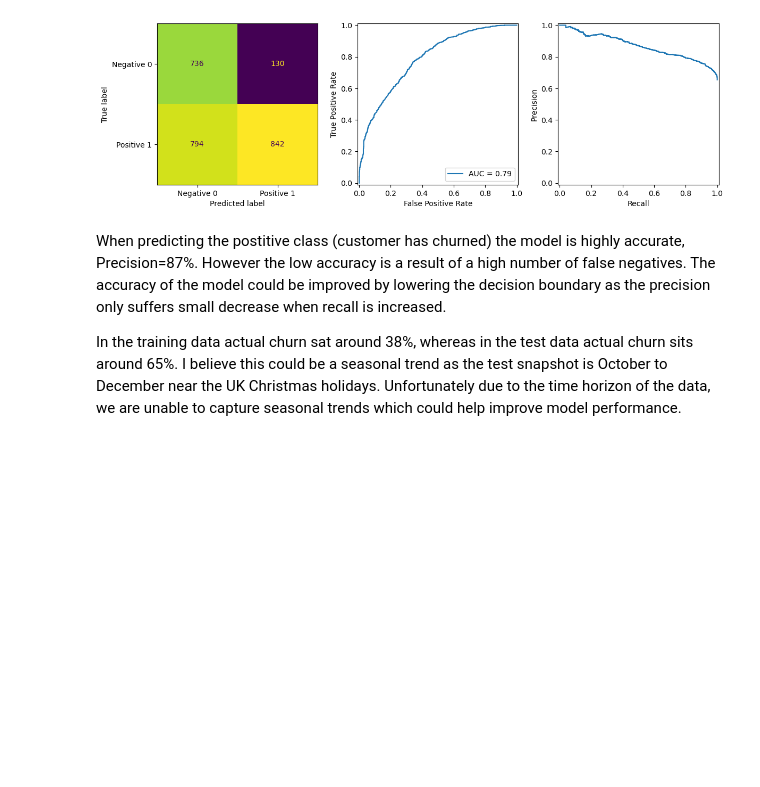
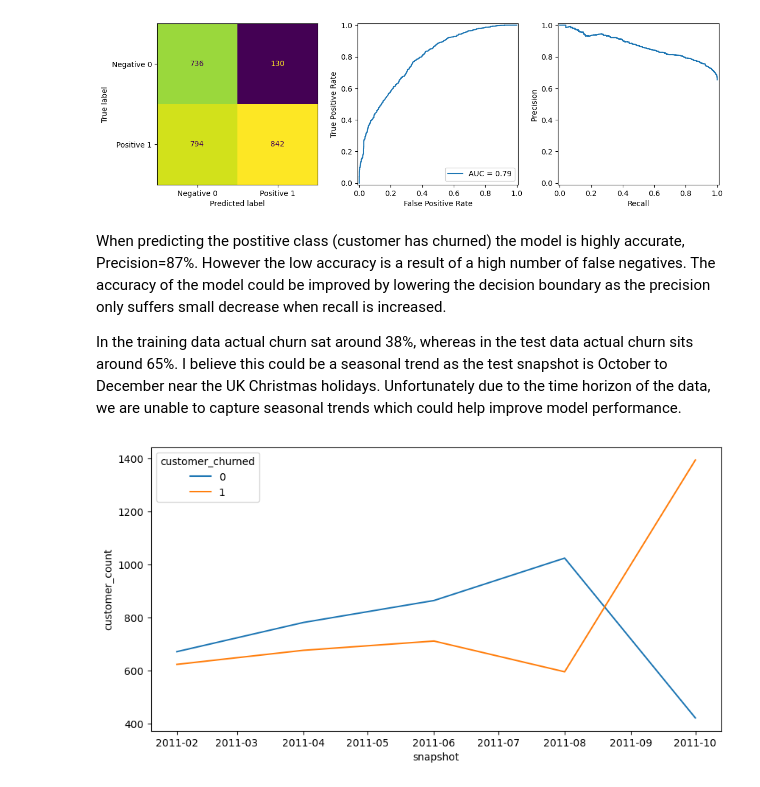
Before and after one commit to Joebrook-123/Online-Retail-Customer-Churn, a Jupyter notebook: Data EDA.ipynb, the cells around one changed output. Drawn from its saved outputs; the diff is of its cells as text; code cells hidden in the pictures; blank space fills up the shorter version.

```diff
--- a/Data EDA.ipynb
+++ b/Data EDA.ipynb
@@ -461,3 +461,20 @@ Accuracy: 0.6306954436450839
 When predicting the postitive class (customer has churned) the model is highly accurate, Precision=87%. However the low accuracy is a result of a high number of false negatives. The accuracy of the model could be improved by lowering the decision boundary as the precision only suffers small decrease when recall is increased.
 
 In the training data actual churn sat around 38%, whereas in the test data actual churn sits around 65%. I believe this could be a seasonal trend as the test snapshot is October to December near the UK Christmas holidays. Unfortunately due to the time horizon of the data, we are unable to capture seasonal trends which could help improve model performance.
+# %%
+# Creating table to show customer churn over time
+trend = df.groupby(['snapshot', 'customer_churned'])['customer_id'].nunique().reset_index(name='customer_count')
+trend = trend[trend['snapshot'] < trend['snapshot'].max()] # Removing the last snapshot as we don't know customer churn
+
+plt.figure(figsize=(10,5))
+
+sns.lineplot(
+    data=trend,
+    x='snapshot',
+    y='customer_count',
+    hue='customer_churned'
+)
+
+plt.show()
+# %% [output]
+[figure, added]
```
Also changed, not shown: 3 other files.
